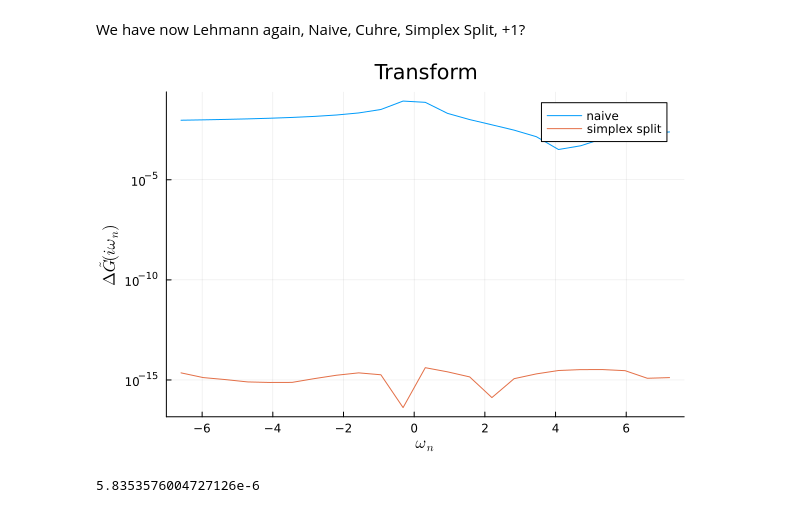
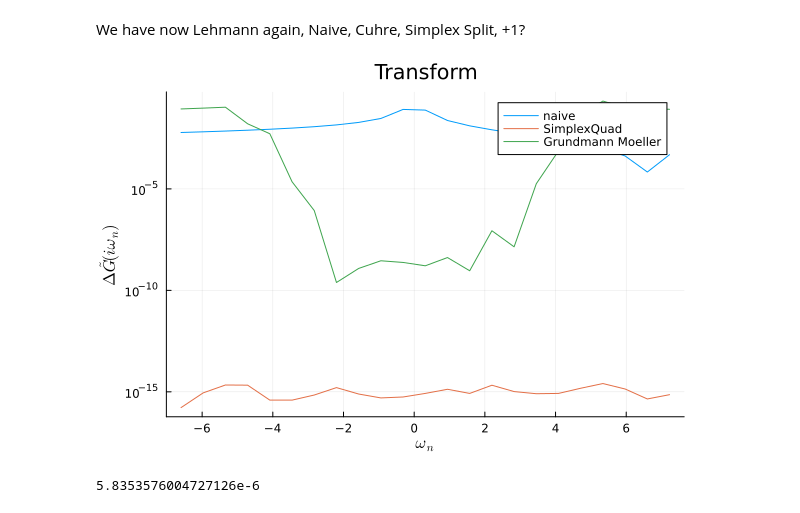
Before and after one commit to SuperMX/HubbardIR, a Jupyter notebook: 3-point Fourier Transform of Green's Functions with Intermediate Representations on Hubbard Models.ipynb, the cells around one changed output. Saved outputs shown, nothing was run; the diff lists cells and outputs as text; code cells hidden in the pictures.

```diff
--- a/3-point Fourier Transform of Green's Functions with Intermediate Representations on Hubbard Models.ipynb
+++ b/3-point Fourier Transform of Green's Functions with Intermediate Representations on Hubbard Models.ipynb
@@ -610,22 +835,33 @@ LoadError: BoundsError: attempt to access 23×23 Matrix{Float64} at index [50, 1
+# %%
+#range1 = 1
+#range2 = 22
+#plot(ω3[range1:range2], ω3[range1:range2], imag((transform3_simplex_split_gm1[range1:range2,range1:range2])), st=:surface)
+
+transform3_simplex_split_gm1 = cutOffResonanceGR(real(transform3_simplex_split_gm), 2) .+
+                                im.*cutOffResonanceGR(imag(transform3_simplex_split_gm), 2)
+
+plot(ω3, ω3, imag((transform3_simplex_split_gm1)), st=:surface)
 # %% [markdown]
 # Analysis
 # %% [markdown]
 We have now Lehmann again, Naive, Cuhre, Simplex Split, +1?
 # %%
-x_cut = Integer(round(n_max/2))
+x_cut = Integer(round(n_max))
 
-plot(ω3, transform3_Lehmann[x_cut,:], label = ["analytical"])
-plot!(ω3, transform3[x_cut,:], label = ["naive"])
-plot!(ω3, imag(transform3_simplex_split)[x_cut,:], label = ["simplex split"])
+plot(ω3, transform3_Lehmann[x_cut,:], label = "analytical")
+plot!(ω3, transform3[x_cut,:], label = "naive")
+plot!(ω3, imag(transform3_simplex_split)[x_cut,:], label = "SimplexQuad")
+plot!(ω3, imag(transform3_simplex_split_gm1)[x_cut,:], label = "Grundmann Möller")
 # %%
 plot(ω3,[abs.(transform3_Lehmann[x_cut,:]-transform3[x_cut,:]),
-        abs.(transform3_Lehmann[x_cut,:]-imag(transform3_simplex_split)[x_cut,:])],
+         abs.(transform3_Lehmann[x_cut,:]-imag(transform3_simplex_split)[x_cut,:]),
+         abs.(transform3_Lehmann[x_cut,:]-imag(transform3_simplex_split_gm1)[x_cut,:])],
     title = "Transform",
-    label = ["naive" "simplex split"],
+    label = ["naive" "SimplexQuad" "Grundmann Moeller"],
     yaxis =:log,
     lw = 1, xlabel = L"ω_n", ylabel = L"\Delta\tilde{G}(iω_n)", fmt = :png)
 # %% [output]
-[figure, old version]
+[figure, new version]
 # %%
 #pyplot();
 gr();
```
Also changed, not shown: parts of 30 cells of this notebook, 1 other file.
